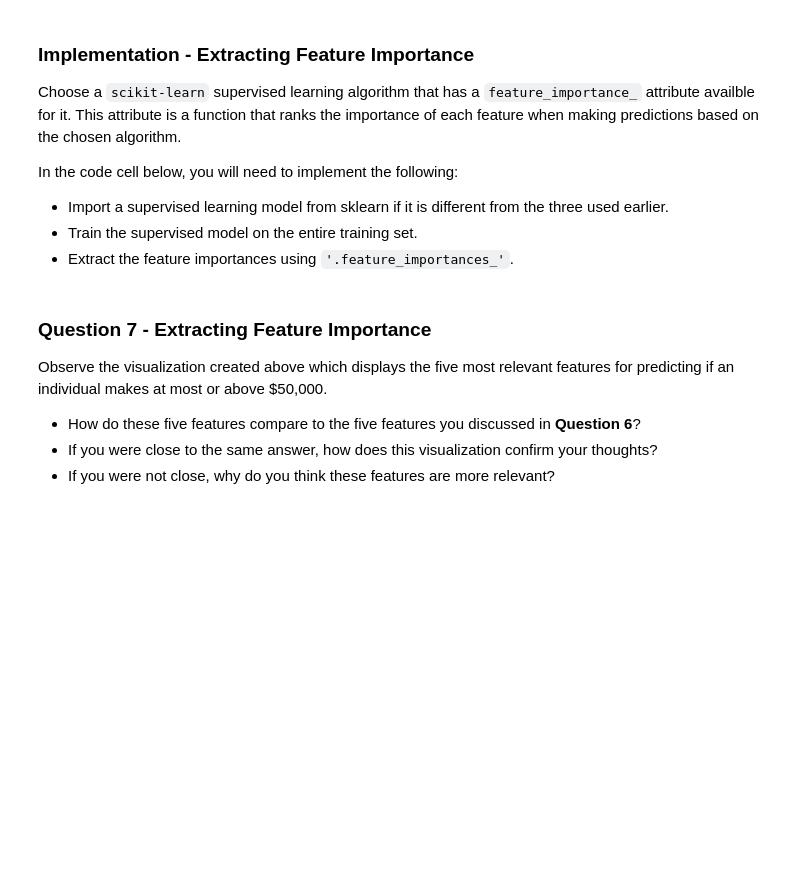
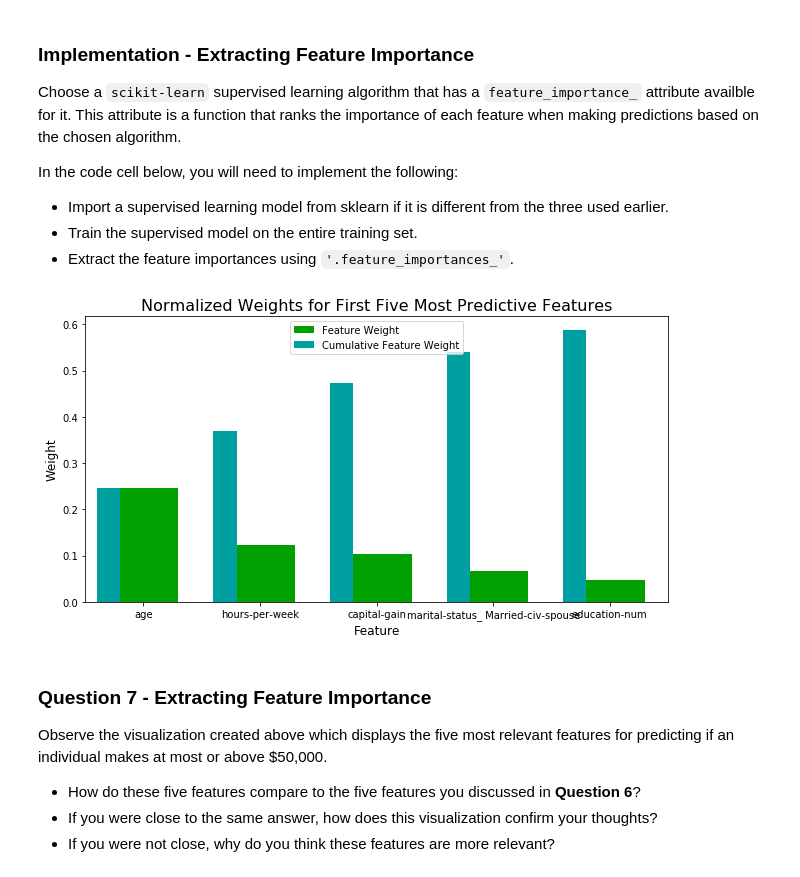
Before and after one commit to bluebehree/udacity-machine-learning-nd, a Jupyter notebook: finding_donors/finding_donors.ipynb, the cells around one changed output. Drawn from its saved outputs; the diff is of its cells as text; code cells hidden in the pictures; blank space fills up the shorter version.

```diff
--- a/finding_donors/finding_donors.ipynb
+++ b/finding_donors/finding_donors.ipynb
@@ -555,15 +591,18 @@ In the code cell below, you will need to implement the following:
 # %%
 # TODO: Import a supervised learning model that has 'feature_importances_'
 from sklearn.ensemble import RandomForestClassifier
 
 # TODO: Train the supervised model on the training set using .fit(X_train, y_train)
 model = RandomForestClassifier()
+model.fit(X_train, y_train)
 
 # TODO: Extract the feature importances using .feature_importances_
-importances = None
+importances = model.feature_importances_
 
 # Plot
 vs.feature_plot(importances, X_train, y_train)
+# %% [output]
+[figure, added]
 # %% [markdown]
 ### Question 7 - Extracting Feature Importance
 
```
Also changed, not shown: parts of 19 cells of this notebook, 1 other file.
